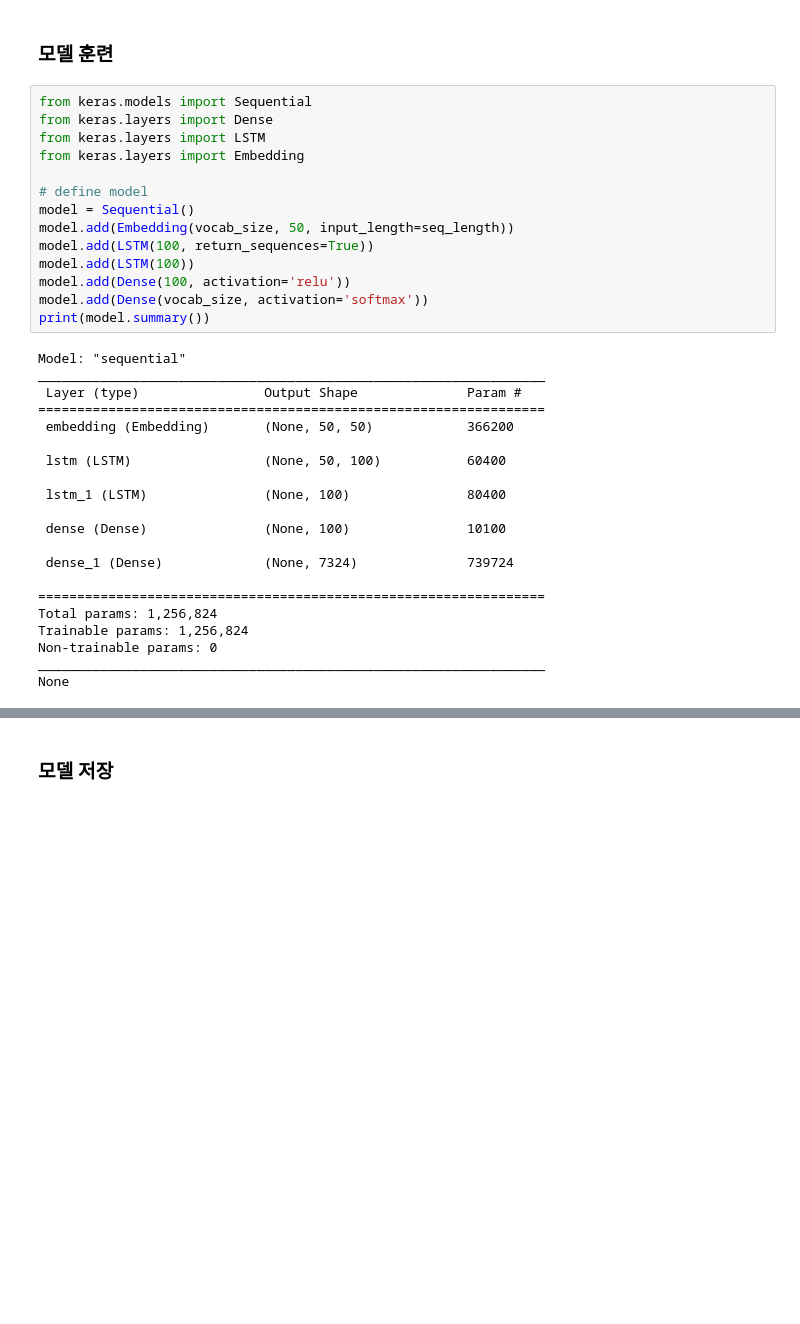
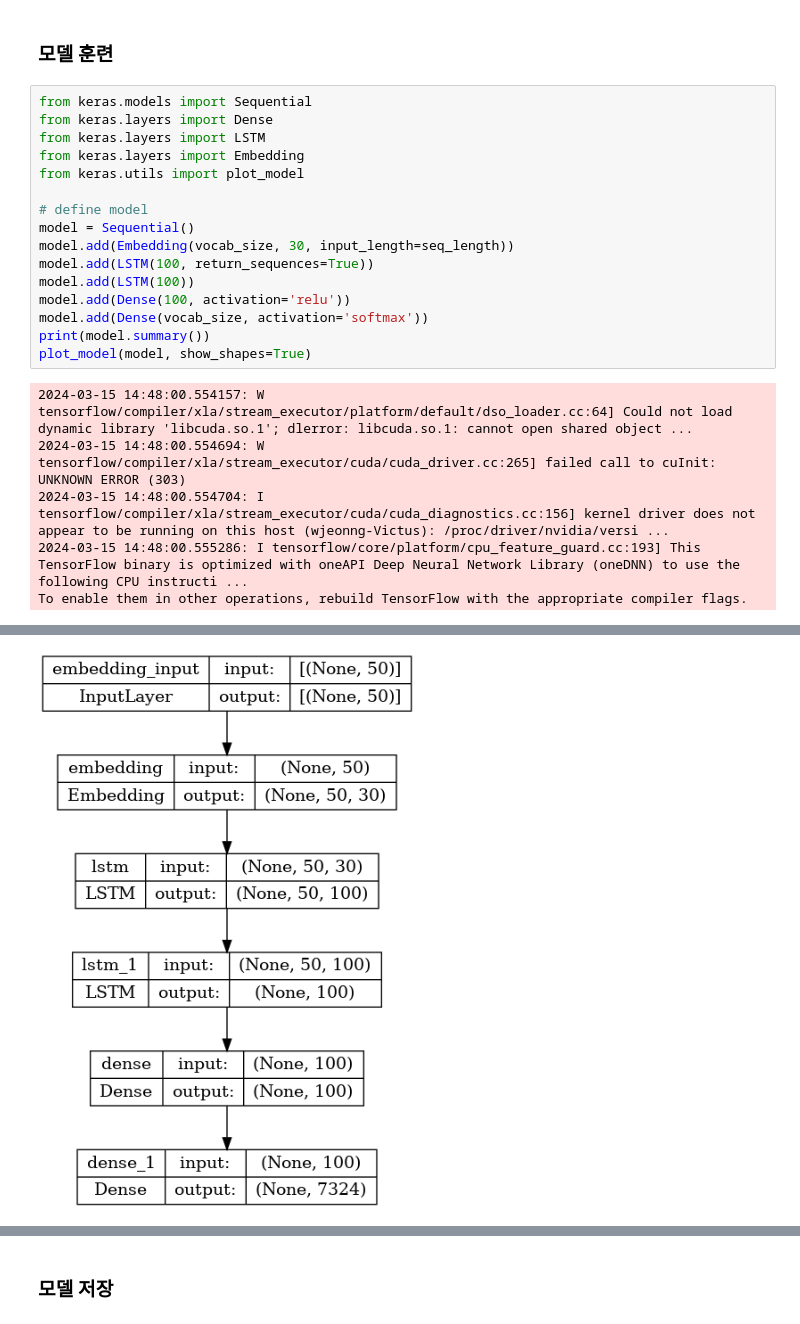
Before and after one commit to trvoid/ml-study, a Jupyter notebook: text-generation/word-level-text-generation.ipynb, the cells around one changed output, grey strips where cells are left out. Saved outputs shown, nothing was run; the diff lists cells and outputs as text; blank space fills up the shorter version.

```diff
--- a/text-generation/word-level-text-generation.ipynb
+++ b/text-generation/word-level-text-generation.ipynb
@@ -117,33 +148,20 @@ from keras.models import Sequential
 from keras.layers import Dense
 from keras.layers import LSTM
 from keras.layers import Embedding
+from keras.utils import plot_model
 
 # define model
 model = Sequential()
-model.add(Embedding(vocab_size, 50, input_length=seq_length))
+model.add(Embedding(vocab_size, 30, input_length=seq_length))
 model.add(LSTM(100, return_sequences=True))
 model.add(LSTM(100))
 model.add(Dense(100, activation='relu'))
 model.add(Dense(vocab_size, activation='softmax'))
 print(model.summary())
+plot_model(model, show_shapes=True)
 # %% [output]
-Model: "sequential"
-_________________________________________________________________
- Layer (type)                Output Shape              Param #
-=================================================================
- embedding (Embedding)       (None, 50, 50)            366200
-
- lstm (LSTM)                 (None, 50, 100)           60400
-
- lstm_1 (LSTM)               (None, 100)               80400
-
- dense (Dense)               (None, 100)               10100
-
- dense_1 (Dense)             (None, 7324)              739724
-
-=================================================================
-Total params: 1,256,824
-Trainable params: 1,256,824
-Non-trainable params: 0
-_________________________________________________________________
-None
+2024-03-15 14:48:00.554157: W tensorflow/compiler/xla/stream_executor/platform/default/dso_loader.cc:64] Could not load dynamic library 'libcuda.so.1'; dlerror: libcuda.so.1: cannot open shared object ...
+2024-03-15 14:48:00.554694: W tensorflow/compiler/xla/stream_executor/cuda/cuda_driver.cc:265] failed call to cuInit: UNKNOWN ERROR (303)
+2024-03-15 14:48:00.554704: I tensorflow/compiler/xla/stream_executor/cuda/cuda_diagnostics.cc:156] kernel driver does not appear to be running on this host (wjeonng-Victus): /proc/driver/nvidia/versi ...
+2024-03-15 14:48:00.555286: I tensorflow/core/platform/cpu_feature_guard.cc:193] This TensorFlow binary is optimized with oneAPI Deep Neural Network Library (oneDNN) to use the following CPU instructi ...
+To enable them in other operations, rebuild TensorFlow with the appropriate compiler flags.
@@ -150,3 +188,4 @@ None
+[figure, added]
 # %%
 # compile model
 model.compile(loss='categorical_crossentropy', optimizer='adam', metrics=['accuracy'])
```
Also changed, not shown: parts of 23 cells of this notebook.
